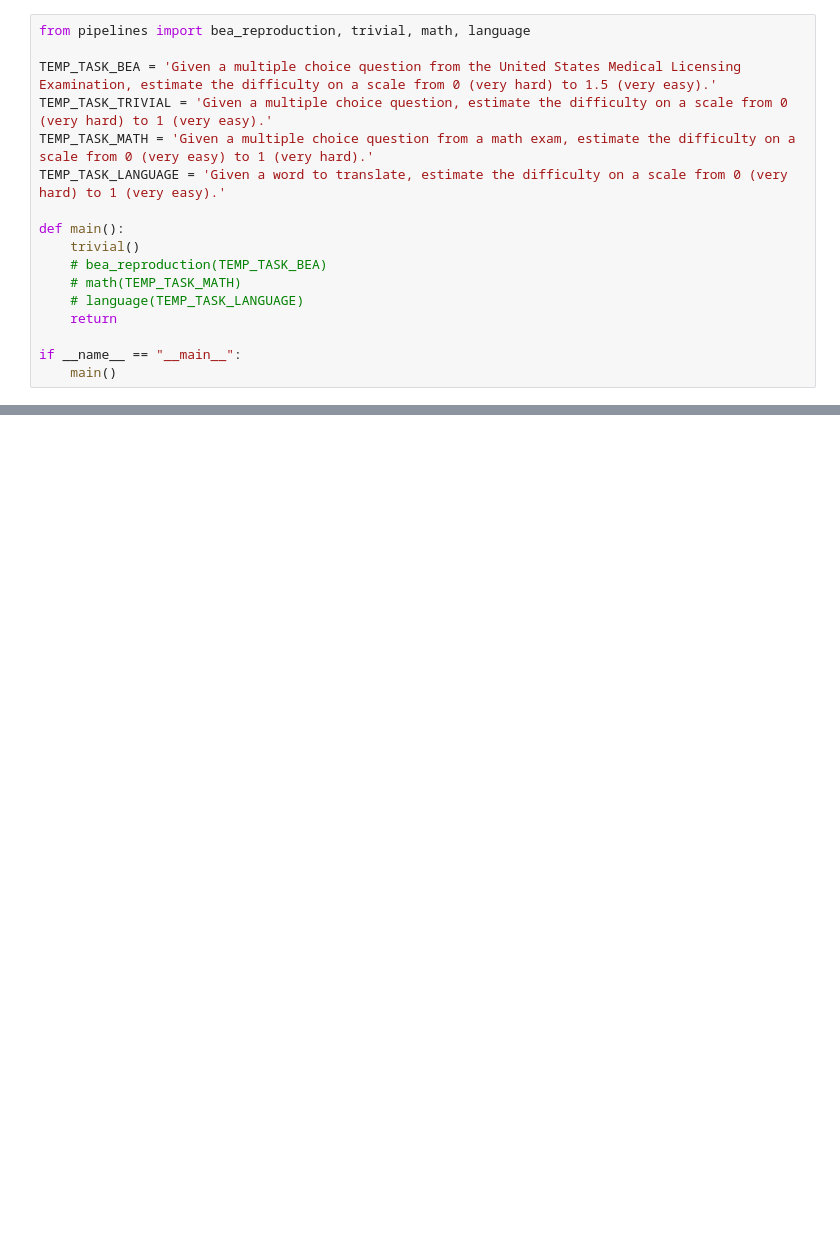
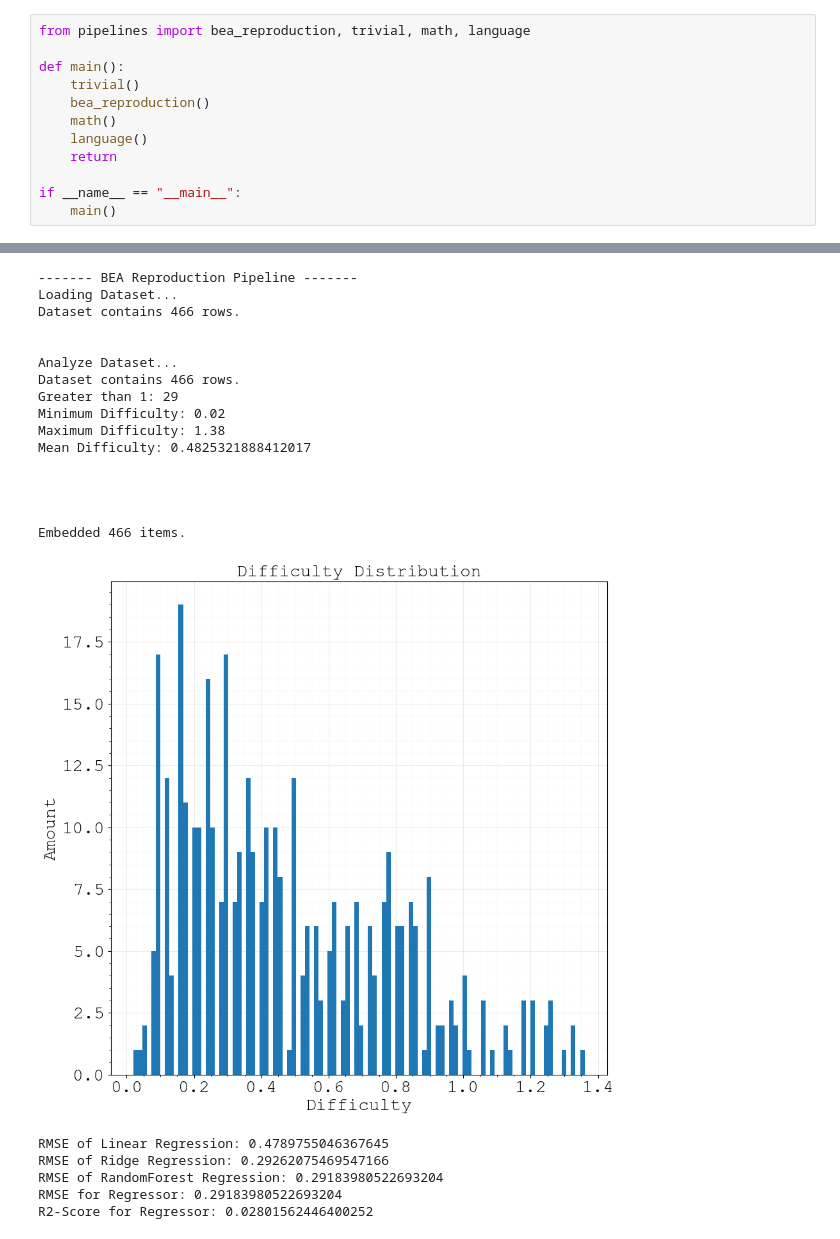
Before and after one commit to FarbKlexx/embedding-difficulty-estimation, a Jupyter notebook: main.ipynb, the cells around one changed output, grey strips where cells are left out. Drawn from its saved outputs; the diff is of its cells as text; blank space fills up the shorter version.

```diff
--- a/main.ipynb
+++ b/main.ipynb
@@ -1,16 +1,11 @@
 # %%
 from pipelines import bea_reproduction, trivial, math, language
 
-TEMP_TASK_BEA = 'Given a multiple choice question from the United States Medical Licensing Examination, estimate the difficulty on a scale from 0 (very hard) to 1.5 (very easy).'
-TEMP_TASK_TRIVIAL = 'Given a multiple choice question, estimate the difficulty on a scale from 0 (very hard) to 1 (very easy).'
-TEMP_TASK_MATH = 'Given a multiple choice question from a math exam, estimate the difficulty on a scale from 0 (very easy) to 1 (very hard).'
-TEMP_TASK_LANGUAGE = 'Given a word to translate, estimate the difficulty on a scale from 0 (very hard) to 1 (very easy).'
-
 def main():
     trivial()
-    # bea_reproduction(TEMP_TASK_BEA)
-    # math(TEMP_TASK_MATH)
-    # language(TEMP_TASK_LANGUAGE)
+    bea_reproduction()
+    math()
+    language()
     return
 
 if __name__ == "__main__":
@@ -40,3 +35,25 @@ RMSE of RandomForest Regression: 0.216895845426788
 RMSE for Regressor: 0.19675848613386693
 R2-Score for Regressor: 0.7715928174497593
 [figure]
+------- BEA Reproduction Pipeline -------
+Loading Dataset...
+Dataset contains 466 rows.
+
+
+Analyze Dataset...
+Dataset contains 466 rows.
+Greater than 1: 29
+Minimum Difficulty: 0.02
+Maximum Difficulty: 1.38
+Mean Difficulty: 0.4825321888412017
+
+
+
+
+Embedded 466 items.
+[figure, added]
+RMSE of Linear Regression: 0.4789755046367645
+RMSE of Ridge Regression: 0.29262075469547166
+RMSE of RandomForest Regression: 0.29183980522693204
+RMSE for Regressor: 0.29183980522693204
+R2-Score for Regressor: 0.02801562446400252
```
Also changed, not shown: parts of 1 cell of this notebook, 1 other file.
